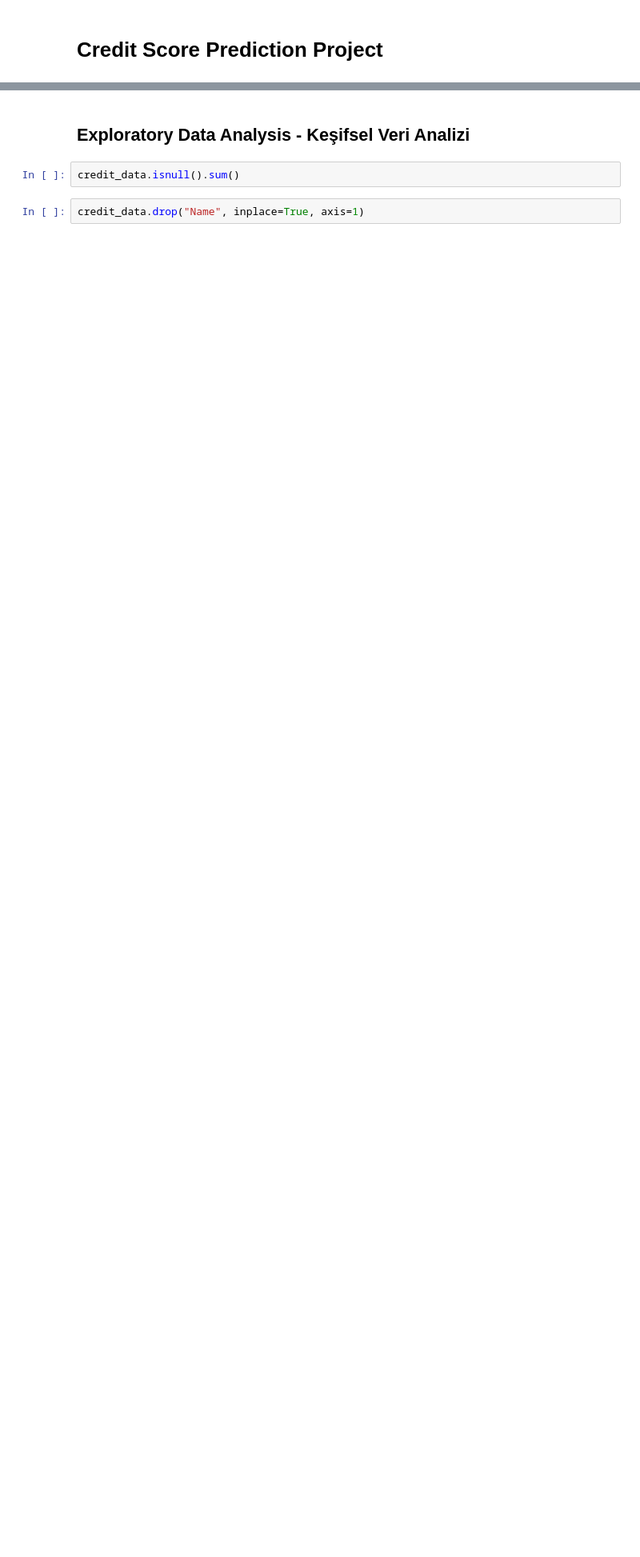
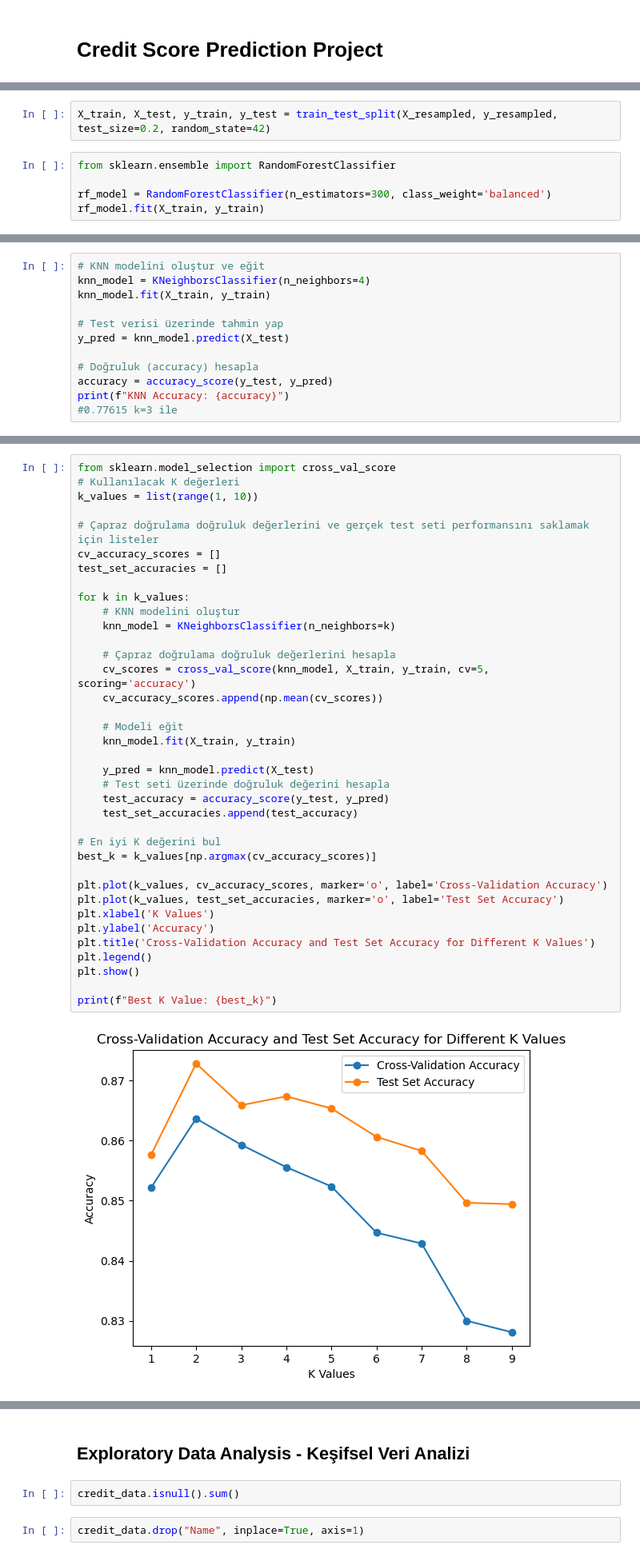
Before and after one commit to RumeysaHilal/Credit_Score_Prediction_Project, a Jupyter notebook: credit-preprocess.ipynb, the cells around one changed output, grey strips where cells are left out. Shown: that part at 80% size. Saved outputs shown, nothing was run; the diff lists cells and outputs as text; blank space fills up the shorter version.

```diff
--- a/credit-preprocess.ipynb
+++ b/credit-preprocess.ipynb
@@ -55,0 +68,7 @@ credit_data.sample(3)
+# %%
+X_train, X_test, y_train, y_test = train_test_split(X_resampled, y_resampled, test_size=0.2, random_state=42)
+# %%
+from sklearn.ensemble import RandomForestClassifier
+
+rf_model = RandomForestClassifier(n_estimators=300, class_weight='balanced')
+rf_model.fit(X_train, y_train)
@@ -55,0 +84,12 @@ credit_data.sample(3)
+# %%
+# KNN modelini oluştur ve eğit
+knn_model = KNeighborsClassifier(n_neighbors=4)
+knn_model.fit(X_train, y_train)
+
+# Test verisi üzerinde tahmin yap
+y_pred = knn_model.predict(X_test)
+
+# Doğruluk (accuracy) hesapla
+accuracy = accuracy_score(y_test, y_pred)
+print(f"KNN Accuracy: {accuracy}")
+#0.77615 k=3 ile
@@ -55,0 +98,39 @@ credit_data.sample(3)
+# %%
+from sklearn.model_selection import cross_val_score
+# Kullanılacak K değerleri
+k_values = list(range(1, 10))
+
+# Çapraz doğrulama doğruluk değerlerini ve gerçek test seti performansını saklamak için listeler
+cv_accuracy_scores = []
+test_set_accuracies = []
+
+for k in k_values:
+    # KNN modelini oluştur
+    knn_model = KNeighborsClassifier(n_neighbors=k)
+
+    # Çapraz doğrulama doğruluk değerlerini hesapla
+    cv_scores = cross_val_score(knn_model, X_train, y_train, cv=5, scoring='accuracy')
+    cv_accuracy_scores.append(np.mean(cv_scores))
+
+    # Modeli eğit
+    knn_model.fit(X_train, y_train)
+
+    y_pred = knn_model.predict(X_test)
+    # Test seti üzerinde doğruluk değerini hesapla
+    test_accuracy = accuracy_score(y_test, y_pred)
+    test_set_accuracies.append(test_accuracy)
+
+# En iyi K değerini bul
+best_k = k_values[np.argmax(cv_accuracy_scores)]
+
+plt.plot(k_values, cv_accuracy_scores, marker='o', label='Cross-Validation Accuracy')
+plt.plot(k_values, test_set_accuracies, marker='o', label='Test Set Accuracy')
+plt.xlabel('K Values')
+plt.ylabel('Accuracy')
+plt.title('Cross-Validation Accuracy and Test Set Accuracy for Different K Values')
+plt.legend()
+plt.show()
+
+print(f"Best K Value: {best_k}")
+# %% [output]
+[figure, added]
```
Also changed, not shown: parts of 34 cells of this notebook, 8 other files.
